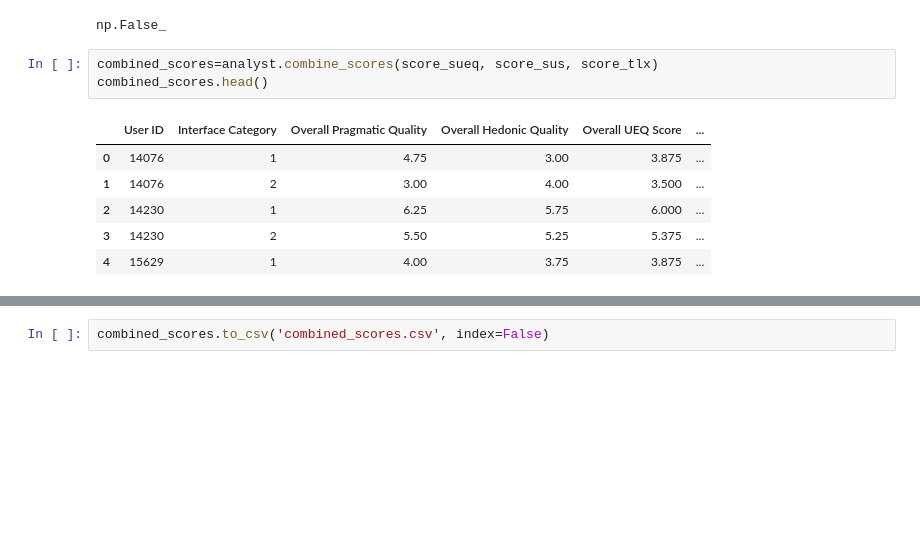
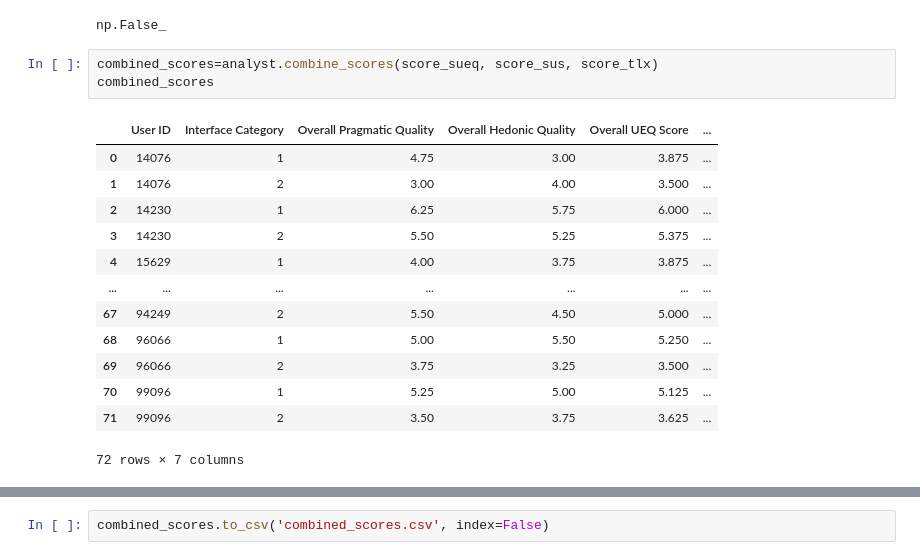
Before and after one commit to ggril/master_thesis, a Jupyter notebook: final_report.ipynb, the cells around one changed output, grey strips where cells are left out. Drawn from its saved outputs; the diff is of its cells as text; blank space fills up the shorter version.

```diff
--- a/final_report.ipynb
+++ b/final_report.ipynb
@@ -87,14 +99,21 @@ analyst.accept_normality(p)
 np.False_
 # %%
 combined_scores=analyst.combine_scores(score_sueq, score_sus, score_tlx)
-combined_scores.head()
+combined_scores
 # %% [output]
 |  | User ID | Interface Category | Overall Pragmatic Quality | Overall Hedonic Quality | Overall UEQ Score | ... |
 | 0 | 14076 | 1 | 4.75 | 3.00 | 3.875 | ... |
 | 1 | 14076 | 2 | 3.00 | 4.00 | 3.500 | ... |
 | 2 | 14230 | 1 | 6.25 | 5.75 | 6.000 | ... |
 | 3 | 14230 | 2 | 5.50 | 5.25 | 5.375 | ... |
 | 4 | 15629 | 1 | 4.00 | 3.75 | 3.875 | ... |
+| ... | ... | ... | ... | ... | ... | ... |
+| 67 | 94249 | 2 | 5.50 | 4.50 | 5.000 | ... |
+| 68 | 96066 | 1 | 5.00 | 5.50 | 5.250 | ... |
+| 69 | 96066 | 2 | 3.75 | 3.25 | 3.500 | ... |
+| 70 | 99096 | 1 | 5.25 | 5.00 | 5.125 | ... |
+| 71 | 99096 | 2 | 3.50 | 3.75 | 3.625 | ... |
+72 rows × 7 columns
 # %%
 calculate_stats=analyst.calculate_statistics(combined_scores, ('Overall Pragmatic Quality', 'Overall Hedonic Quality', 'Overall UEQ Score', 'Mean SUS Score', 'Mean TLX Score'))
 calculate_stats
```
Also changed, not shown: parts of 12 cells of this notebook, 3 other files.
